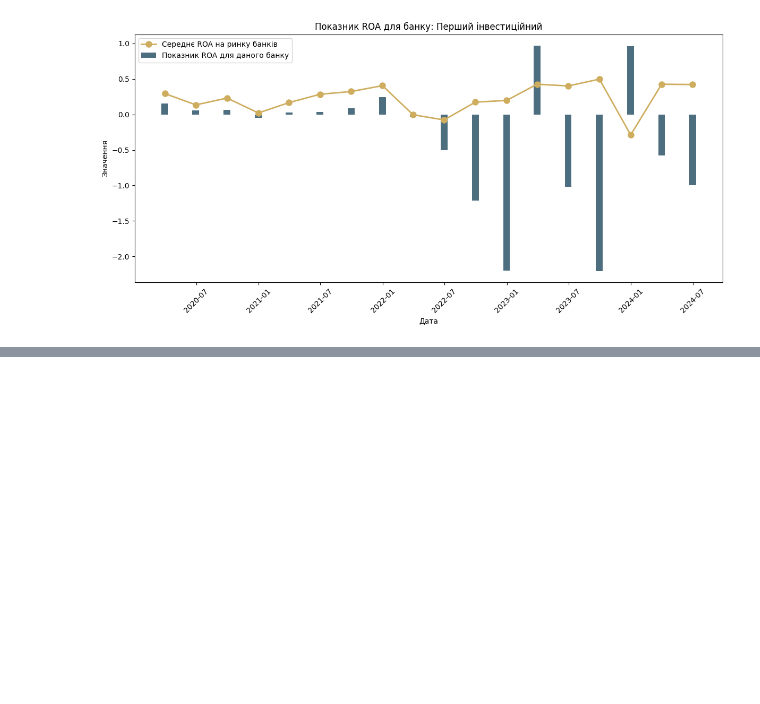
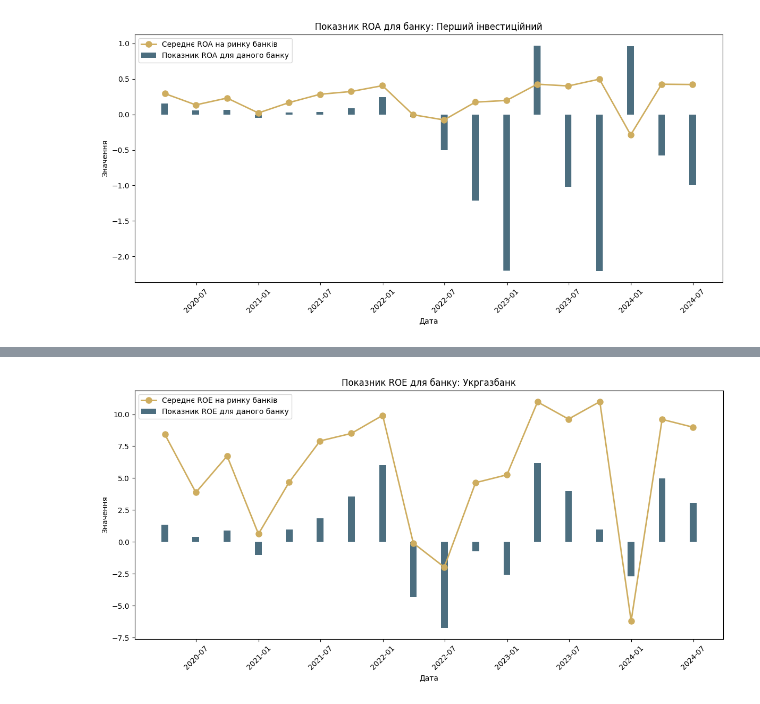
Before and after one commit to Lkupybida/ClothesIndustryAnalysys, a Jupyter notebook: roa_roe.ipynb, the cells around one changed output, grey strips where cells are left out. Cells and saved outputs as stored; diff of their text form; code cells hidden in the pictures; blank space fills up the shorter version.

```diff
--- a/roa_roe.ipynb
+++ b/roa_roe.ipynb
@@ -143,0 +175,4 @@ create_hist_roa('Перший інвестиційний', df_roa_first_investme
+# %%
+create_hist_roe('Укргазбанк', df_roe_ukrgasbank, df_roe_total)
+# %% [output]
+[figure, added]
```
Also changed, not shown: parts of 7 cells of this notebook.
